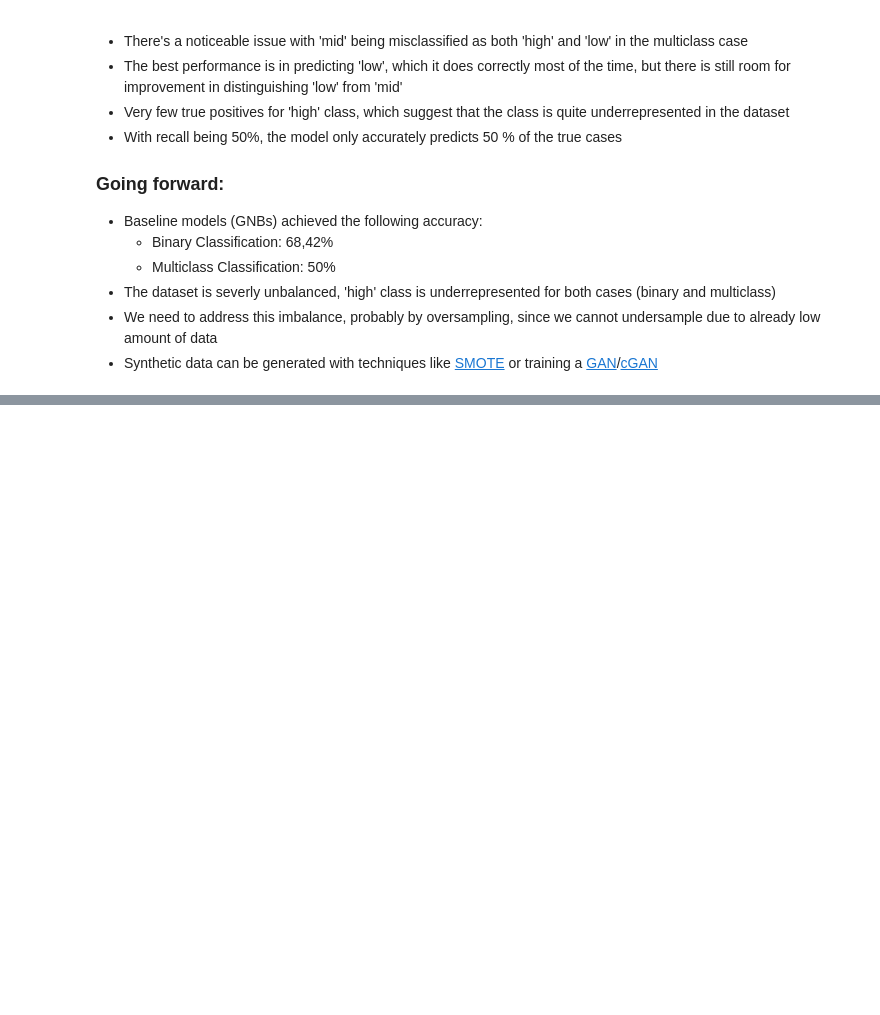
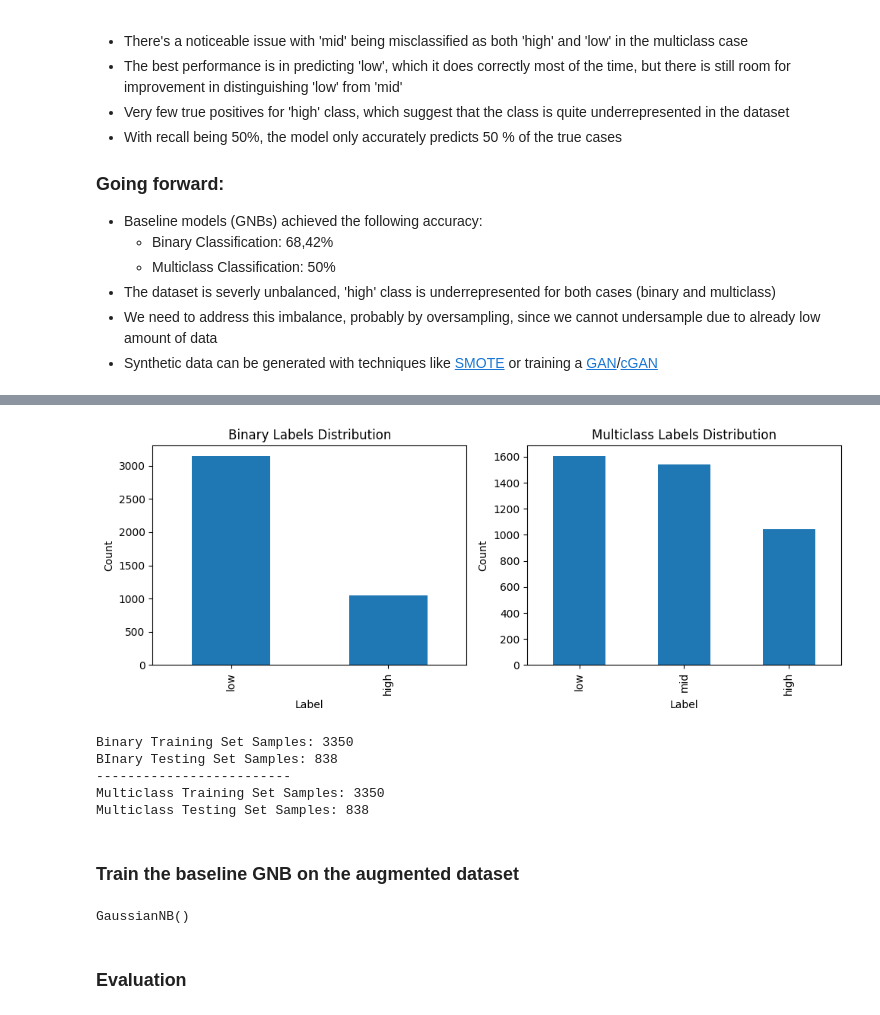
Before and after one commit to HBendig-HSFL/unlocking-minds, a Jupyter notebook: 2_BaselineModel/baseline_model.ipynb, the cells around one changed output, grey strips where cells are left out. Drawn from its saved outputs; the diff is of its cells as text; code cells hidden in the pictures; blank space fills up the shorter version.

Commit message:
Baseline with augmented data

```diff
--- a/2_BaselineModel/baseline_model.ipynb
+++ b/2_BaselineModel/baseline_model.ipynb
@@ -343,0 +348,6 @@ plt.show()
+# %%
+# Load augmented dataset
+dataset_path = os.path.join(data_folder, 'preprocessed_df_v3.csv')
+df = pd.read_csv(dataset_path)
+
+df.head()
@@ -343,0 +369,6 @@ plt.show()
+# %%
+# Drop not needed features
+columns_to_drop = ['mental', 'physical', 'temporal', 'performance', 'effort',
+                   'frustration', 'participant_id', 'test_id']
+df.drop(columns=columns_to_drop, inplace=True)
+df.head()
@@ -343,0 +409,7 @@ plt.show()
+# %%
+# Categorize labels
+y_binary = df['mean'].apply(lambda x: 'low' if x <= 50 else 'high')
+y_multiclass = df['mean'].apply(lambda x: 'low' if x <= 29 else ('mid' if x <= 50 else 'high'))
+
+# Examples of labels
+y_binary.head(10), y_multiclass.head(10)
@@ -343,0 +475,53 @@ plt.show()
+# %%
+# Quick check how the labels are distributed
+fig, axes = plt.subplots(1, 2, figsize=(10, 4))
+
+# Binary label distribution
+y_binary.value_counts().plot.bar(ax=axes[0], title='Binary Labels Distribution')
+axes[0].set_xlabel('Label')
+axes[0].set_ylabel('Count')
+
+# Multiclass label distribution
+y_multiclass.value_counts().plot.bar(ax=axes[1], title='Multiclass Labels Distribution')
+axes[1].set_xlabel('Label')
+axes[1].set_ylabel('Count')
+
+plt.tight_layout()
+plt.show()
+# %% [output]
+[figure, added]
+# %%
+# Splitting the dataset
+X_train_bin, X_test_bin, y_train_bin, y_test_bin = train_test_split(X, y_binary_encoded, test_size=0.20, random_state=42)
+X_train_mult, X_test_mult, y_train_mult, y_test_mult = train_test_split(X, y_multiclass_encoded, test_size=0.20, random_state=42)
+
+train_samples_bin = X_train_bin.shape[0]
+test_samples_bin = X_test_bin.shape[0]
+
+print(f"Binary Training Set Samples: {X_train_bin.shape[0]}")
+print(f"BInary Testing Set Samples: {X_test_bin.shape[0]}")
+
+print('-'*25)
+
+print(f"Multiclass Training Set Samples: {X_train_mult.shape[0]}")
+print(f"Multiclass Testing Set Samples: {X_test_mult.shape[0]}")
+# %% [output]
+Binary Training Set Samples: 3350
+BInary Testing Set Samples: 838
+-------------------------
+Multiclass Training Set Samples: 3350
+Multiclass Testing Set Samples: 838
+# %% [markdown]
+### Train the baseline GNB on the augmented dataset
+# %%
+# Training the GNB classifier for binary classification
+gnb_bin = GaussianNB()
+gnb_bin.fit(X_train_bin, y_train_bin)
+
+# Training the GNB classifier for multi-class classification
+gnb_mult = GaussianNB()
+gnb_mult.fit(X_train_mult, y_train_mult)
+# %% [output]
+GaussianNB()
+# %% [markdown]
+### Evaluation
```
Also changed, not shown: parts of 16 cells of this notebook.
